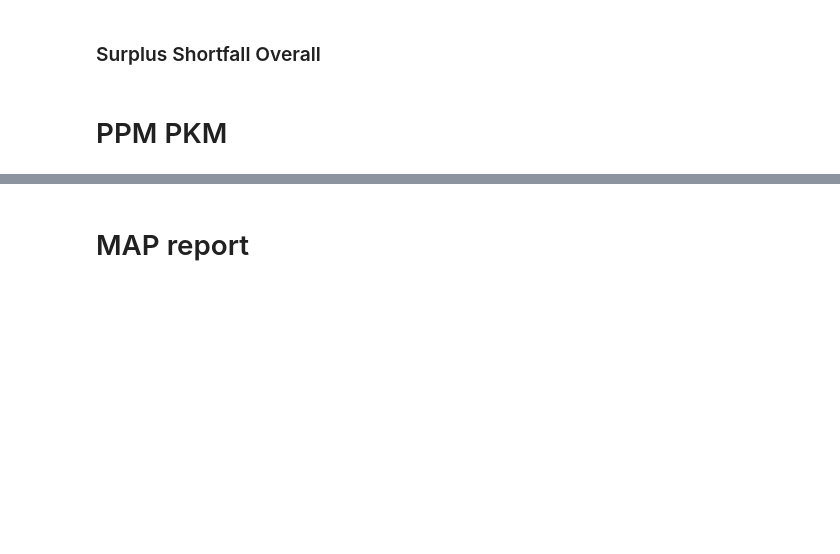
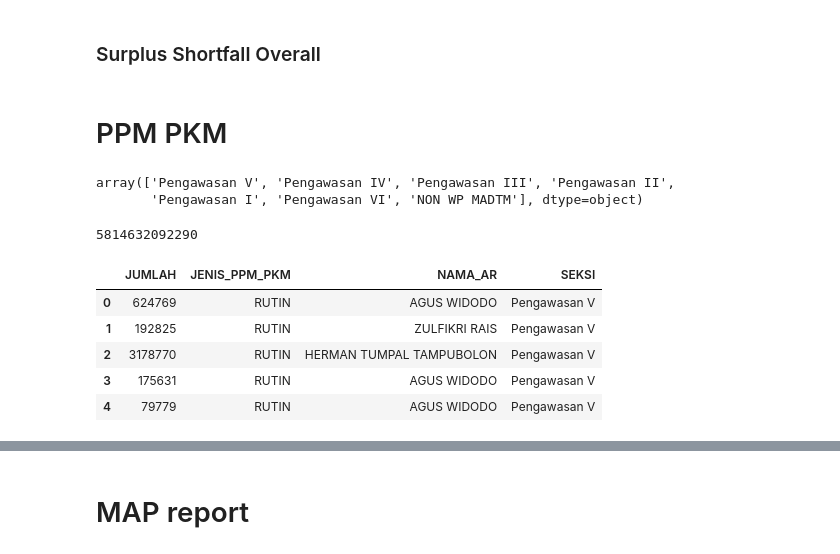
Before and after one commit to Gengsu07/MPNInfo_Notebook, a Jupyter notebook: Laporan Penerimaan/2022_LAPORAN_UPTHISMONTH.ipynb, the cells around one changed output, grey strips where cells are left out. Saved outputs shown, nothing was run; the diff lists cells and outputs as text; code cells hidden in the pictures; blank space fills up the shorter version.

```diff
--- a/Laporan Penerimaan/2022_LAPORAN_UPTHISMONTH.ipynb
+++ b/Laporan Penerimaan/2022_LAPORAN_UPTHISMONTH.ipynb
@@ -334,0 +328,9 @@ ppmpkm.fillna('Non WP Madtim', inplace=True)
+# %%
+ppmpkm = pd.read_excel(r'D:\DATA KANTOR\BULANAN\7.JULI\Raw PPM PKM.xlsx',
+                       usecols=['NAMA_SEKSI','NAMA_AR','KET_FLAG','NOMINAL'],
+                       sheet_name='janjul')
+# %%
+ppmpkm['NAMA_SEKSI'].unique()
+# %% [output]
+array(['Pengawasan V', 'Pengawasan IV', 'Pengawasan III', 'Pengawasan II',
+       'Pengawasan I', 'Pengawasan VI', 'NON WP MADTM'], dtype=object)
@@ -335,3 +343,16 @@ ppmpkm.fillna('Non WP Madtim', inplace=True)
+# %%
+ppmpkm[ppmpkm['JENIS_PPM_PKM']=='RUTIN']['JUMLAH'].sum()
+# %% [output]
+5814632092290
+# %%
+ppmpkm.head()
+# %% [output]
+|  | JUMLAH | JENIS_PPM_PKM | NAMA_AR | SEKSI |
+| 0 | 624769 | RUTIN | AGUS WIDODO | Pengawasan V |
+| 1 | 192825 | RUTIN | ZULFIKRI RAIS | Pengawasan V |
+| 2 | 3178770 | RUTIN | HERMAN TUMPAL TAMPUBOLON | Pengawasan V |
+| 3 | 175631 | RUTIN | AGUS WIDODO | Pengawasan V |
+| 4 | 79779 | RUTIN | AGUS WIDODO | Pengawasan V |
 # %%
 ppmpkm = pd.pivot_table(ppmpkm,index=['SEKSI','NAMA_AR'],
                         columns=['JENIS_PPM_PKM'],aggfunc='sum',values='JUMLAH').reset_index()
```
Also changed, not shown: parts of 40 cells of this notebook, 2 other files.
